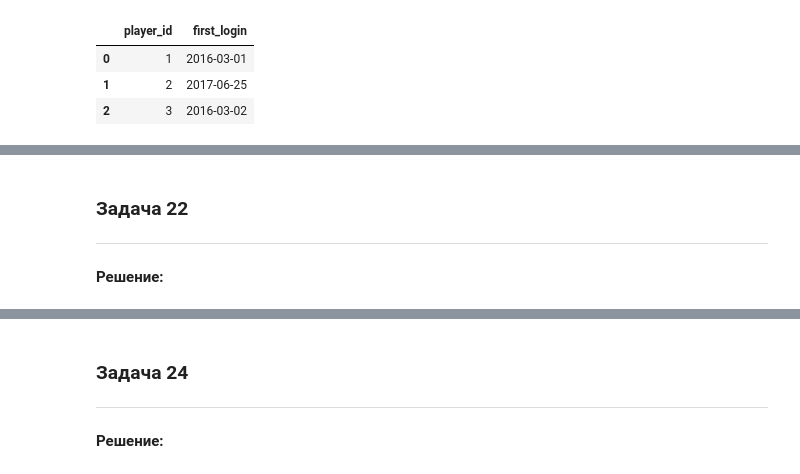
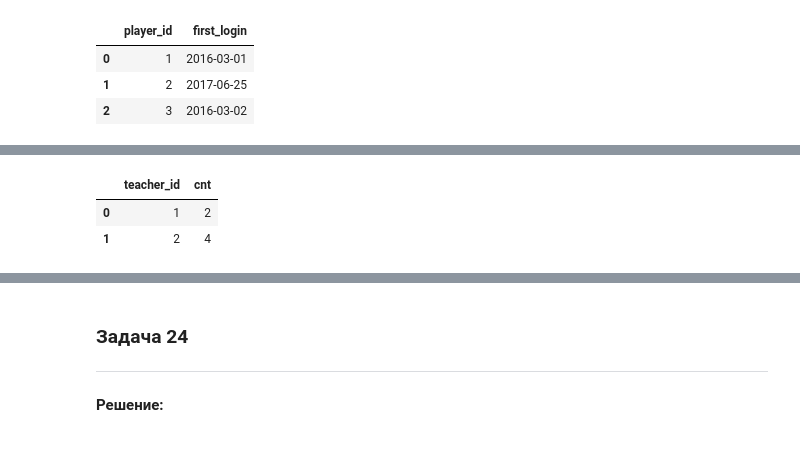
Before and after one commit to yazon315/LeetCode, a Jupyter notebook: 30_days_of_pandas.ipynb, the cells around one changed output, grey strips where cells are left out. Cells and saved outputs as stored; diff of their text form; code cells hidden in the pictures.

```diff
--- a/30_days_of_pandas.ipynb
+++ b/30_days_of_pandas.ipynb
@@ -1343,15 +1394,13 @@ display(game_analysis(activity))
 # %%
 # исходный датасет
-
+data = [[1, 2, 3], [1, 2, 4], [1, 3, 3], [2, 1, 1], [2, 2, 1], [2, 3, 1], [2, 4, 1]]
+teacher = pd.DataFrame(data, columns=['teacher_id', 'subject_id', 'dept_id']).astype({'teacher_id':'Int64', 'subject_id':'Int64', 'dept_id':'Int64'})
 
 def count_unique_subjects(teacher: pd.DataFrame) -> pd.DataFrame:
     return teacher[['teacher_id', 'subject_id']].drop_duplicates().groupby(by='teacher_id', as_index=False).count().rename(columns={'subject_id':'cnt'})
 
-display()
+display(count_unique_subjects(teacher))
+# %% [output]
+|  | teacher_id | cnt |
+| 0 | 1 | 2 |
+| 1 | 2 | 4 |
-# %% [markdown]
-### Задача 22
-
-****
-
-
-**Решение:**
```
Also changed, not shown: parts of 7 cells of this notebook.
